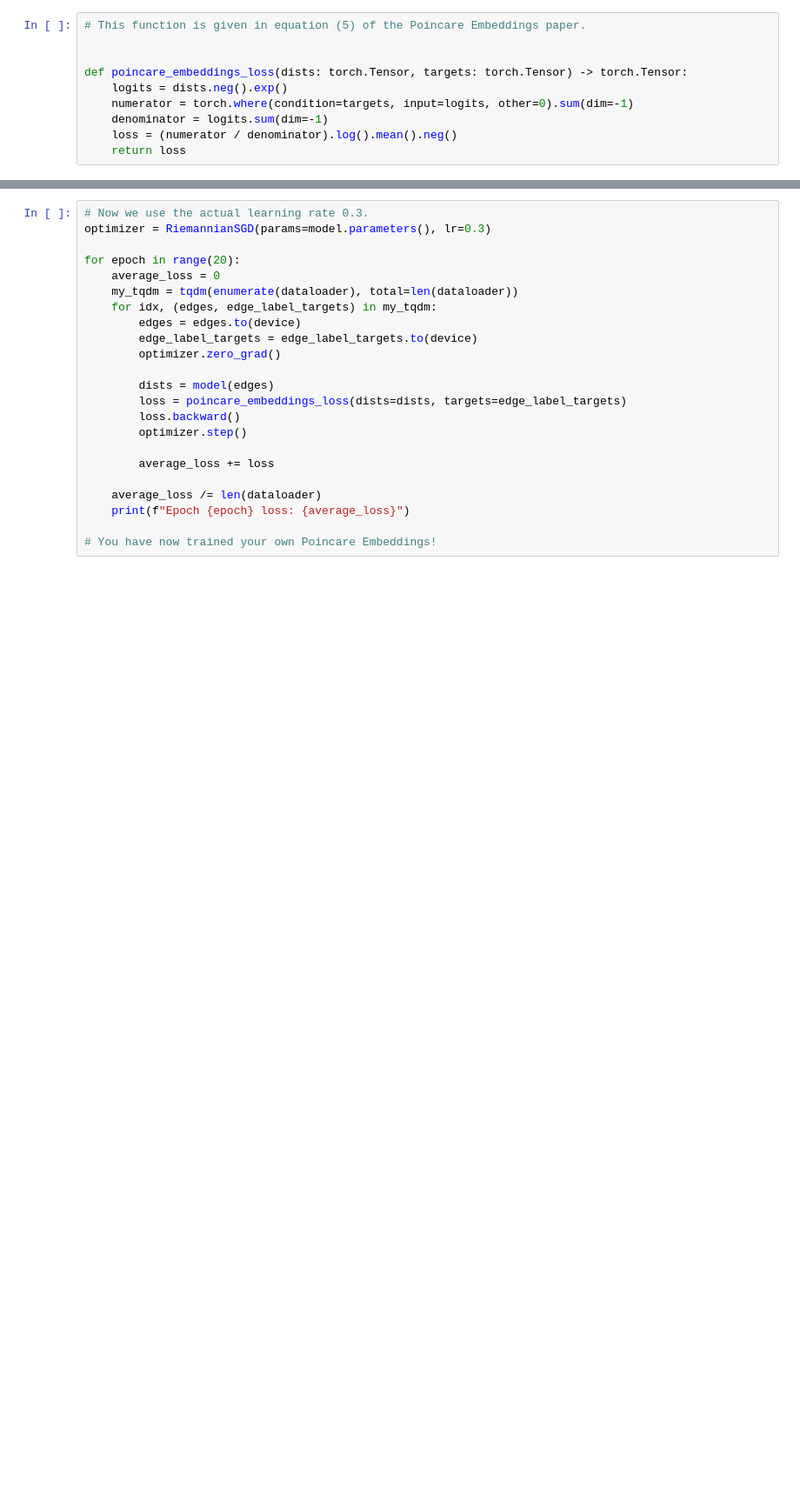
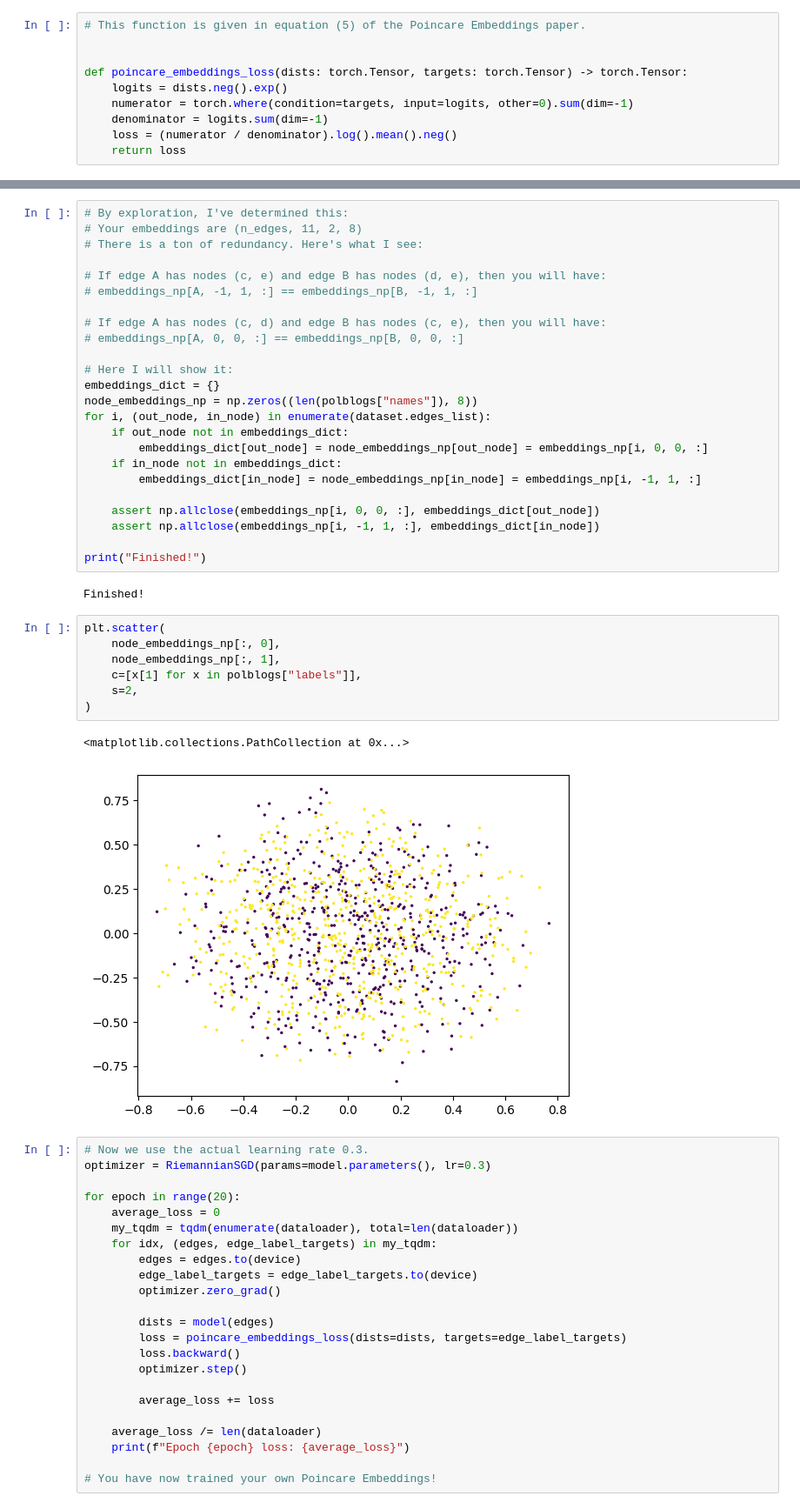
Before and after one commit to pchlenski/hyperdt, a Jupyter notebook: 17_graphs_2.ipynb, the cells around one changed output, grey strips where cells are left out. Shown at 87% size. Drawn from its saved outputs; the diff is of its cells as text; blank space fills up the shorter version.

Commit message:
Find way to retrieve Poincare embeddings

```diff
--- a/17_graphs_2.ipynb
+++ b/17_graphs_2.ipynb
@@ -701,3 +694,39 @@ Burn-in epoch 9 loss: 2.46113920211792
+# %%
+# By exploration, I've determined this:
+# Your embeddings are (n_edges, 11, 2, 8)
+# There is a ton of redundancy. Here's what I see:
+
+# If edge A has nodes (c, e) and edge B has nodes (d, e), then you will have:
+# embeddings_np[A, -1, 1, :] == embeddings_np[B, -1, 1, :]
+
+# If edge A has nodes (c, d) and edge B has nodes (c, e), then you will have:
+# embeddings_np[A, 0, 0, :] == embeddings_np[B, 0, 0, :]
+
+# Here I will show it:
+embeddings_dict = {}
+node_embeddings_np = np.zeros((len(polblogs["names"]), 8))
+for i, (out_node, in_node) in enumerate(dataset.edges_list):
+    if out_node not in embeddings_dict:
+        embeddings_dict[out_node] = node_embeddings_np[out_node] = embeddings_np[i, 0, 0, :]
+    if in_node not in embeddings_dict:
+        embeddings_dict[in_node] = node_embeddings_np[in_node] = embeddings_np[i, -1, 1, :]
+
+    assert np.allclose(embeddings_np[i, 0, 0, :], embeddings_dict[out_node])
+    assert np.allclose(embeddings_np[i, -1, 1, :], embeddings_dict[in_node])
+
+print("Finished!")
+# %% [output]
+Finished!
+# %%
+plt.scatter(
+    node_embeddings_np[:, 0],
+    node_embeddings_np[:, 1],
+    c=[x[1] for x in polblogs["labels"]],
+    s=2,
+)
+# %% [output]
+<matplotlib.collections.PathCollection at 0x...>
+[figure, added]
 # %%
 # Now we use the actual learning rate 0.3.
 optimizer = RiemannianSGD(params=model.parameters(), lr=0.3)
```
Also changed, not shown: parts of 6 cells of this notebook, 3 other files.
